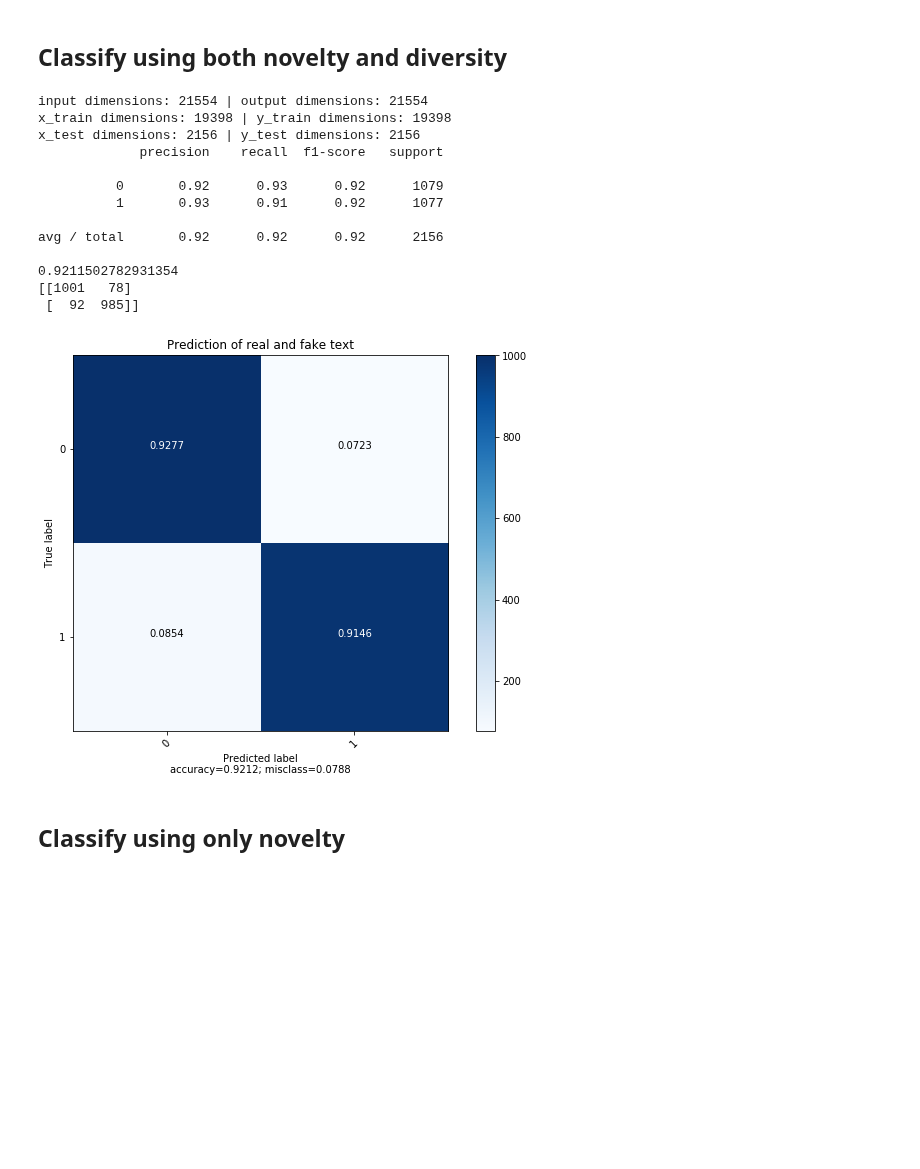
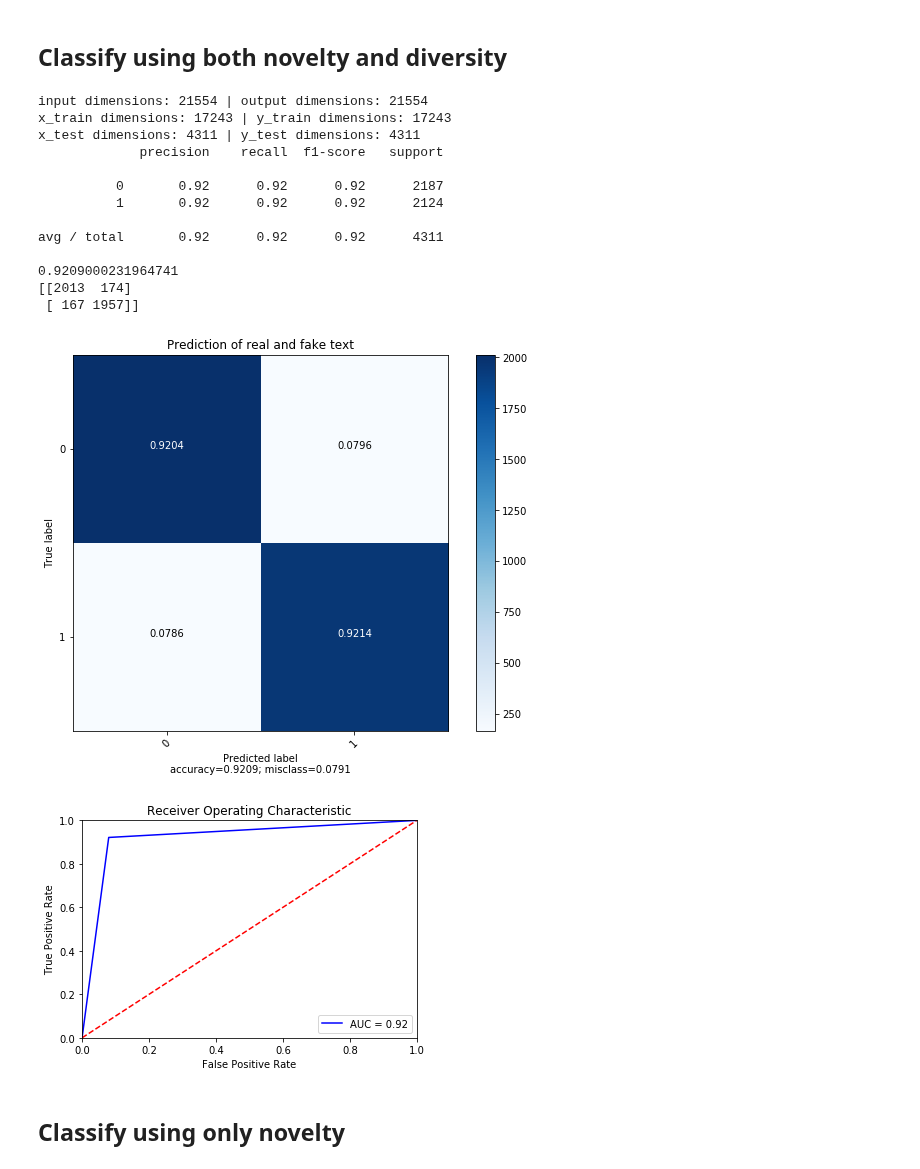
Before and after one commit to debashishc/classification-real-fake-text, a Jupyter notebook: analysis_jaccard/Jaccard_Classifier.ipynb, the cells around one changed output. Saved outputs shown, nothing was run; the diff lists cells and outputs as text; code cells hidden in the pictures; blank space fills up the shorter version.

```diff
--- a/analysis_jaccard/Jaccard_Classifier.ipynb
+++ b/analysis_jaccard/Jaccard_Classifier.ipynb
@@ -116,55 +76,35 @@ y = combined_data['label'].values
 # %%
 novs = combined_data['novelty'].values
 divs = combined_data['diversity'].values
 
 x = list()
 for ix, nov in enumerate(novs):
     x.append([nov, divs[ix]])
 
-x_train, test, train_labels, test_labels = train_test_split(x, y, test_size = 0.10)
+test_labels, y_preds = classify(x, y, 0.2)
 
-print('input dimensions:', len(x), '|', 'output dimensions:', len(y))
-print('x_train dimensions:', len(x_train), '|', 'y_train dimensions:', len(train_labels))
-print('x_test dimensions:', len(test), '|', 'y_test dimensions:', len(test_labels))
-
-# Initialize classifier
-rfc = RandomForestClassifier()
-
-# Train classifier
-model = rfc.fit(x_train, train_labels)
-
-# Make predictions
-y_preds = rfc.predict(test)
-
-# Evaluate model
-from sklearn.metrics import classification_report, accuracy_score
-print(classification_report(test_labels, y_preds))
-print(accuracy_score(test_labels, y_preds))
-
-from sklearn.metrics import confusion_matrix
-print(confusion_matrix(test_labels, y_preds))
-
-
-plot_confusion_matrix(cm           = confusion_matrix(test_labels, y_preds),                  # confusion matrix created by
-                                                          # sklearn.metrics.confusion_matrix
+plot_confusion_matrix(cm           = confusion_matrix(test_labels, y_preds), # confusion matrix created by sklearn.metrics.confusion_matrix
                       normalize    = True,                # show proportions
                       target_names = [0, 1],       # list of names of the classes
                       title        = 'Prediction of real and fake text') # title of graph
+
+plot_roc_curve(test_labels=test_labels, y_preds=y_preds)
 # %% [output]
 input dimensions: 21554 | output dimensions: 21554
-x_train dimensions: 19398 | y_train dimensions: 19398
-x_test dimensions: 2156 | y_test dimensions: 2156
+x_train dimensions: 17243 | y_train dimensions: 17243
+x_test dimensions: 4311 | y_test dimensions: 4311
              precision    recall  f1-score   support
 
-          0       0.92      0.93      0.92      1079
-          1       0.93      0.91      0.92      1077
+          0       0.92      0.92      0.92      2187
+          1       0.92      0.92      0.92      2124
 
-avg / total       0.92      0.92      0.92      2156
+avg / total       0.92      0.92      0.92      4311
 
-0.9211502782931354
-[[1001   78]
- [  92  985]]
+0.9209000231964741
+[[2013  174]
+ [ 167 1957]]
-[figure, old version]
+[figure, new version]
+[figure, added]
 # %% [markdown]
 ## Classify using only novelty
 # %%
```
Also changed, not shown: parts of 8 cells of this notebook.
